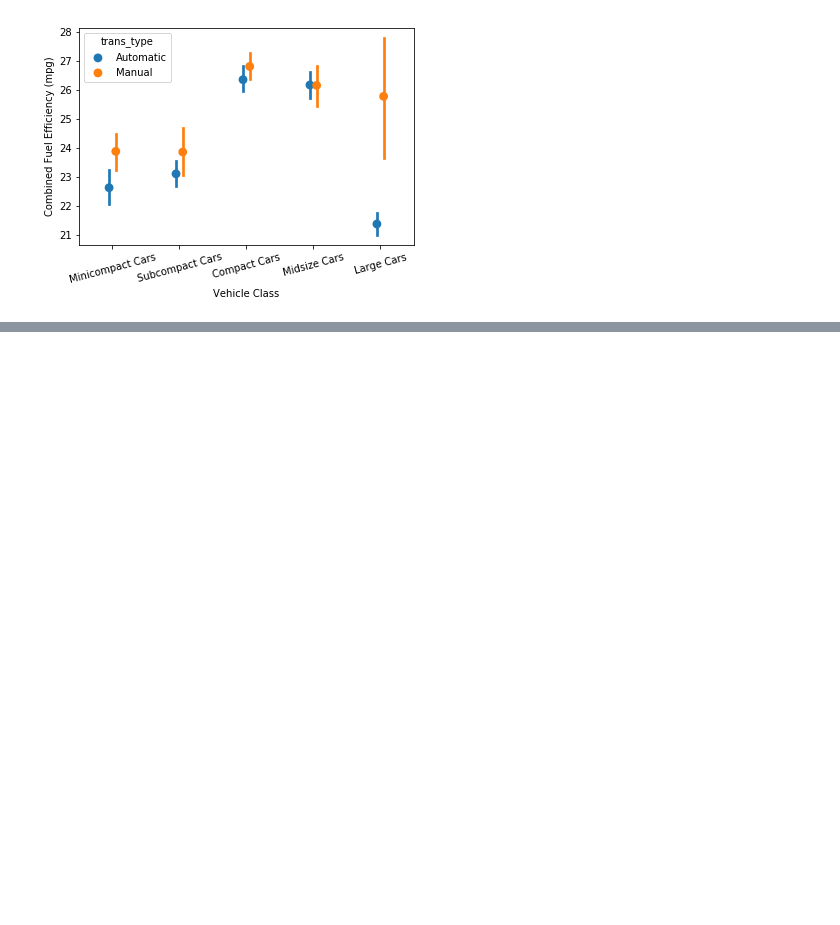
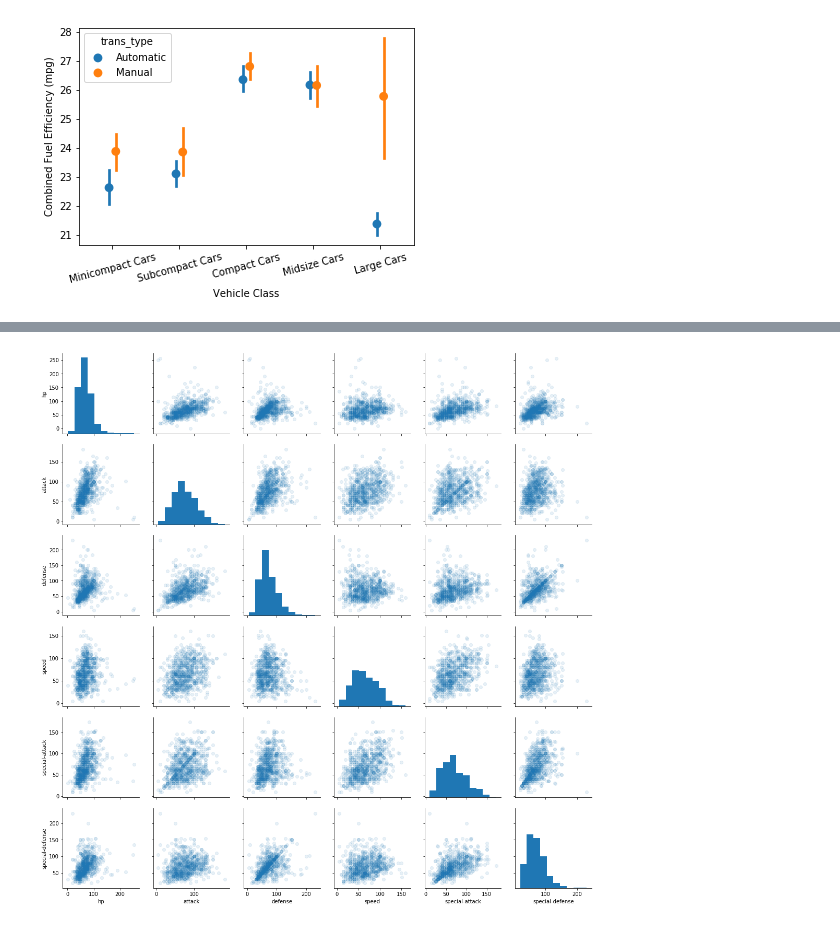
Before and after one commit to deepaksithu/Multivariate_Exploration_of_Data_Notes, a Jupyter notebook: Multivariate_Visualizations.ipynb, the cells around one changed output, grey strips where cells are left out. Drawn from its saved outputs; the diff is of its cells as text; code cells hidden in the pictures; blank space fills up the shorter version.

```diff
--- a/Multivariate_Visualizations.ipynb
+++ b/Multivariate_Visualizations.ipynb
@@ -274,0 +287,7 @@ plt.ylabel('Combined Fuel Efficiency (mpg)');
+# %%
+# use map_offdiag and map_diag to put histograms in the diagonals while the rest are scatter plots
+g = sns.PairGrid(data = pokemon, vars = pkmn_stats);
+g.map_offdiag(plt.scatter, alpha = 0.1);
+g.map_diag(plt.hist);
+# %% [output]
+[figure, added]
```
Also changed, not shown: parts of 9 cells of this notebook, 1 other file.
